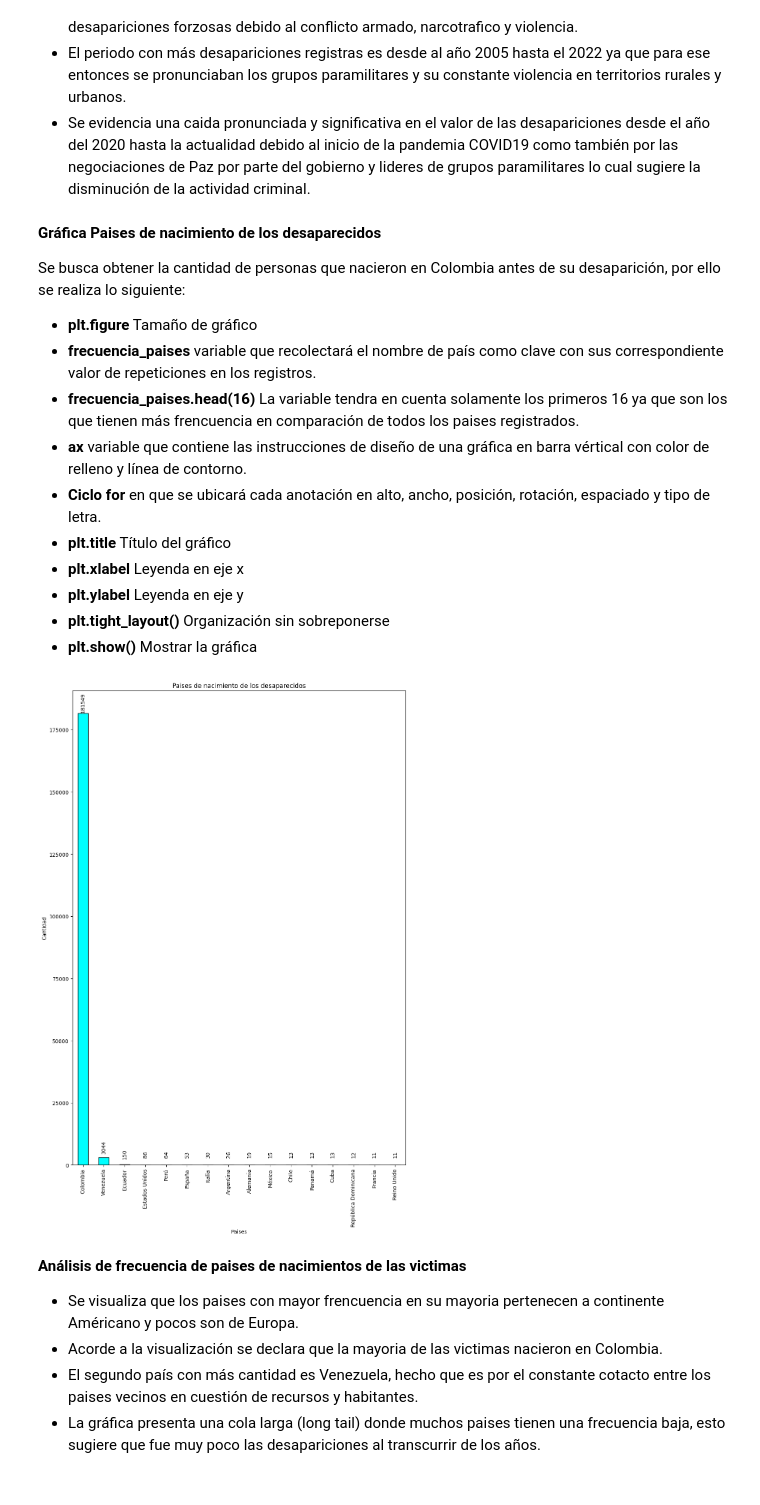
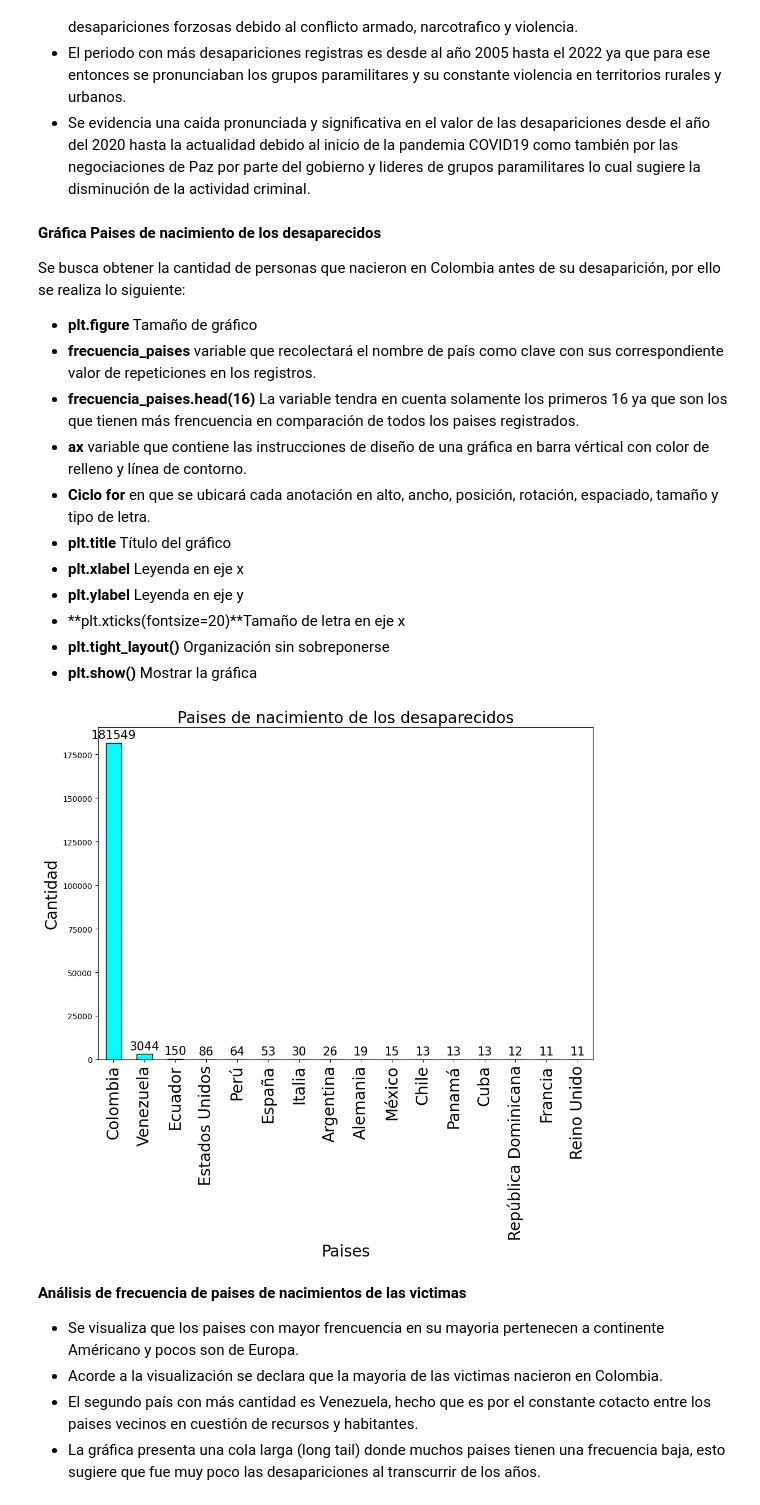
Before and after one commit to LinaBonillRincon/Analisis_Desaparecidos, a Jupyter notebook: Analisis_Desaparecidos.ipynb, the cells around one changed output. Saved outputs shown, nothing was run; the diff lists cells and outputs as text; code cells hidden in the pictures.

Commit message:
Se modifico Colab por letras pequeñas en las gráficas

```diff
--- a/Analisis_Desaparecidos.ipynb
+++ b/Analisis_Desaparecidos.ipynb
@@ -505,28 +509,31 @@ Se busca obtener la cantidad de personas que nacieron en Colombia antes de su de
 - **frecuencia_paises** variable que recolectará el nombre de país como clave con sus correspondiente valor de repeticiones en los registros.
 - **frecuencia_paises.head(16)** La variable tendra en cuenta solamente los primeros 16 ya que son los que tienen más frencuencia en comparación de todos los paises registrados.
 - **ax** variable que contiene las instrucciones de diseño de una gráfica en barra vértical con color de relleno y línea de contorno.
-- **Ciclo for** en que se ubicará cada anotación en alto, ancho, posición, rotación, espaciado y tipo de letra.
+- **Ciclo for** en que se ubicará cada anotación en alto, ancho, posición, rotación, espaciado, tamaño y tipo de letra.
 - **plt.title** Título del gráfico
 - **plt.xlabel** Leyenda en eje x
 - **plt.ylabel** Leyenda en eje y
+- **plt.xticks(fontsize=20)**Tamaño de letra en eje x
 - **plt.tight_layout()** Organización sin sobreponerse
 - **plt.show()** Mostrar la gráfica
 # %%
-plt.figure(figsize=(10, 15))
+plt.figure(figsize=(10, 10))
 frecuencia_paises= desaparecidos_df_copia['País_de_nacimiento'].value_counts()
 frecuencia_paises=frecuencia_paises.head(16)
 ax = frecuencia_paises.plot(kind='bar', color='cyan', edgecolor='black') #diseño
 for p in ax.patches:
     ax.annotate(f'{p.get_height()}', (p.get_x() + p.get_width() / 2., p.get_height()),
-                    ha='center', va='center', xytext=(0, 20), textcoords='offset points', rotation=90)
+                    ha='center', va='center', xytext=(0, 10), textcoords='offset points',fontsize=15)
 
-plt.title('Paises de nacimiento de los desaparecidos')
-plt.xlabel('Paises')
-plt.ylabel('Cantidad')
+plt.title('Paises de nacimiento de los desaparecidos',fontsize=20)
+plt.xlabel('Paises',fontsize=20)
+plt.ylabel('Cantidad',fontsize=20)
+plt.xticks(fontsize=20)
+
 plt.tight_layout()
 plt.show()
 # %% [output]
-[figure, old version]
+[figure, new version]
 # %% [markdown]
 **Análisis de frecuencia de paises de nacimientos de las victimas**
 
```
Also changed, not shown: parts of 21 cells of this notebook.
